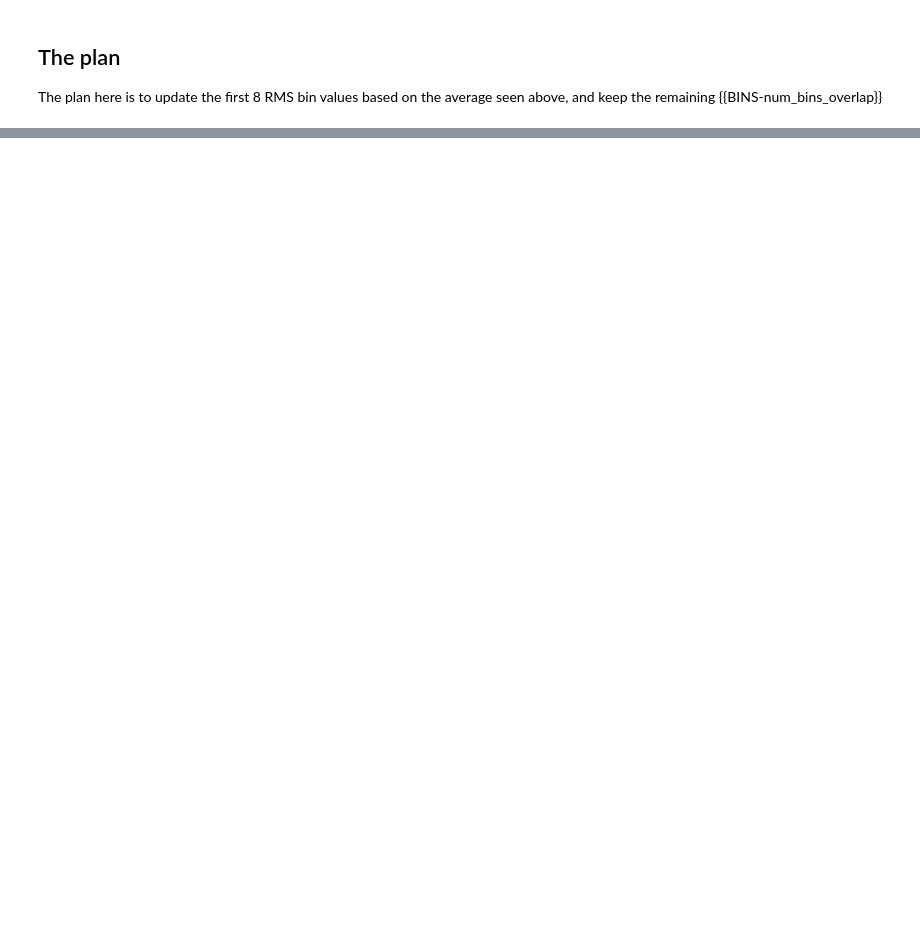
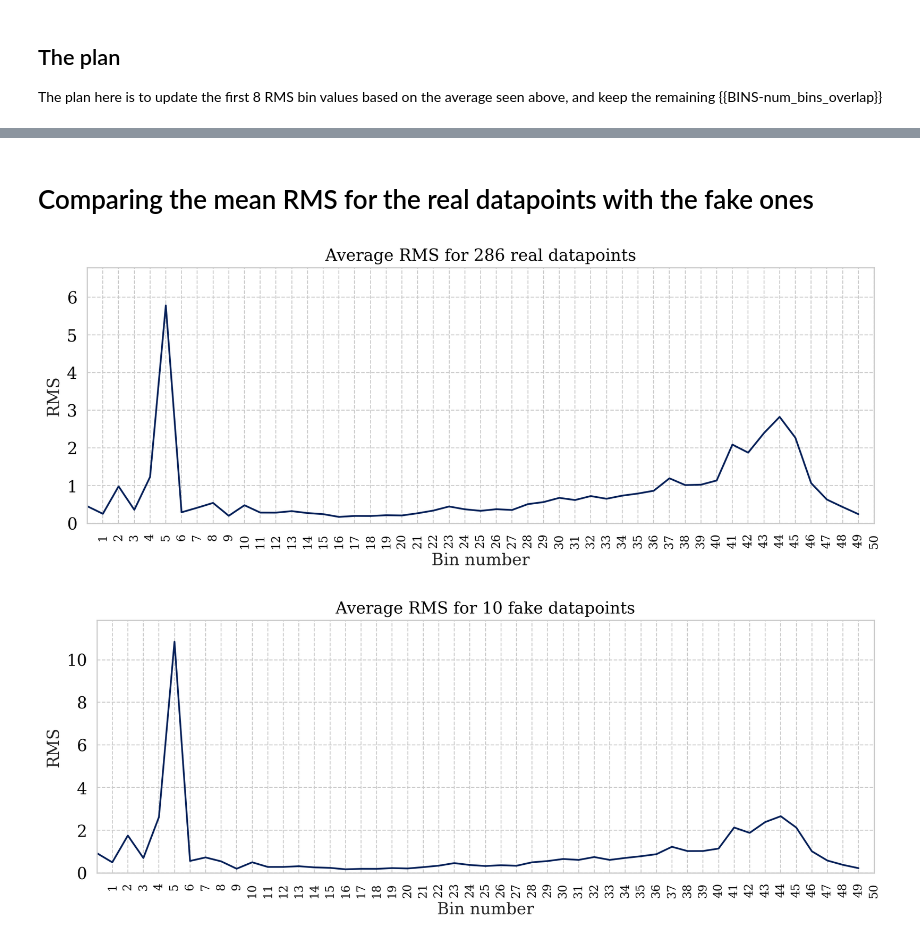
Before and after one commit to StianIsmar/master-thesis, a Jupyter notebook: src/utils/outlier_creation_wt02.ipynb, the cells around one changed output, grey strips where cells are left out. Cells and saved outputs as stored; diff of their text form; code cells hidden in the pictures; blank space fills up the shorter version.

Commit message:
Plotting difference between real and fake datapoints

```diff
--- a/src/utils/outlier_creation_wt02.ipynb
+++ b/src/utils/outlier_creation_wt02.ipynb
@@ -280,0 +270,48 @@ copy_new_df.to_csv('fake_data_points.csv',index=False)
+# %% [markdown]
+# Comparing the mean RMS for the real datapoints with the fake ones
+# %%
+import matplotlib.ticker as ticker
+
+def plot_mean_rms_for_all_bins(df,real_or_fake):
+    plot_columns = df.columns.values.tolist()
+    plot_filtered_columns = [x for x in plot_columns if '_RMS_' in x]
+
+    FROM = plot_filtered_columns[0]
+    TO = plot_filtered_columns[-1]
+
+    #print(plot_filtered_columns[0])
+    df1 = df.loc[ :, FROM : TO ]
+    plot_mean = np.mean(df1)
+
+
+    fig, ax = plt.subplots()
+
+    plt.plot(plot_mean.values.tolist())
+    a = np.arange(1,51,1)
+    plt.margins(0)
+    plt.ylim(0,np.max(plot_mean) + 1)
+
+    for tick in ax.xaxis.get_major_ticks():
+        tick.label.set_fontsize(10)
+        # specify integer or one of preset strings, e.g.
+        #tick.label.set_fontsize('x-small')
+        tick.label.set_rotation('vertical')
+
+    start, end = ax.get_xlim()
+    plt.title(f"Average RMS for {df.shape[0]} {real_or_fake} datapoints")
+    ax.set_ylabel("RMS")
+    ax.set_xlabel("Bin number")
+    ax.xaxis.set_ticks(np.arange(1, 51, 1))
+
+
+
+    plt.show()
+    #plt.plot(plot_mean.values)
+    #plt.xticks(np.arange(1,50,1))
+
+    #plt.plot(df.plot_filtered_columns)
+plot_mean_rms_for_all_bins(df,'REAL')
+plot_mean_rms_for_all_bins(copy_new_df,'FAKE')
+# %% [output]
+[figure, added]
+[figure, added]
```
Also changed, not shown: parts of 19 cells of this notebook.
